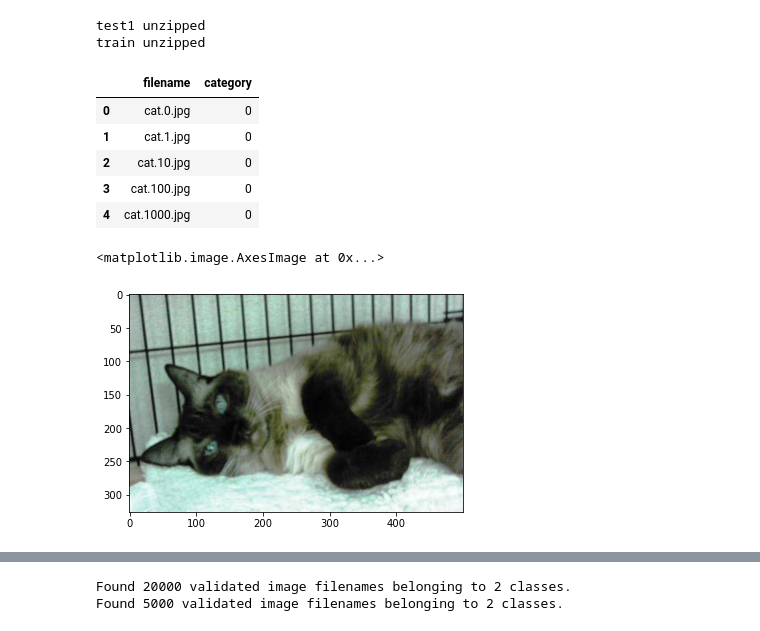
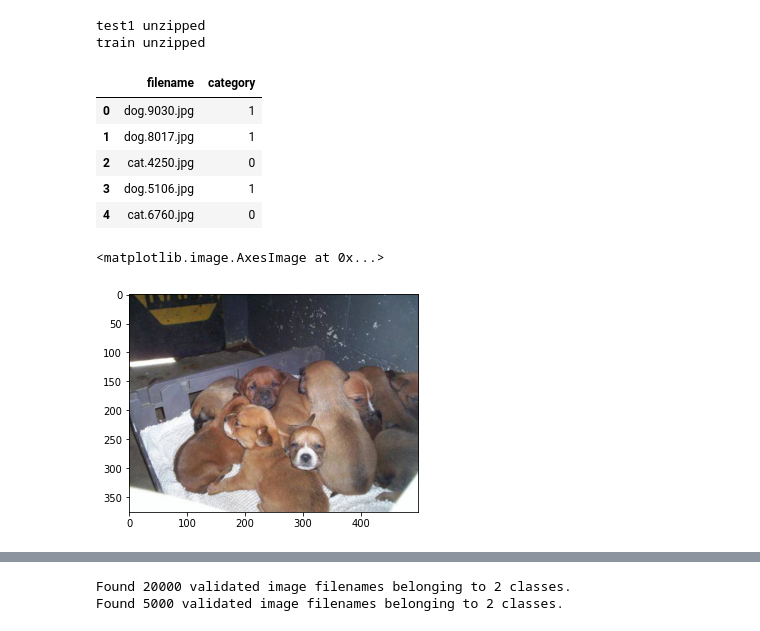
Before and after one commit to pandeyanuradha/Dogs-vs-Cats-classifier, a Jupyter notebook: program/Dogs vs Cats classifier using VGG.ipynb, the cells around one changed output, grey strips where cells are left out. Drawn from its saved outputs; the diff is of its cells as text; code cells hidden in the pictures.

```diff
--- a/program/Dogs vs Cats classifier using VGG.ipynb
+++ b/program/Dogs vs Cats classifier using VGG.ipynb
@@ -24,7 +22,7 @@ for zip_file in zip_files:
 test1 unzipped
 train unzipped
 # %%
-filenames = os.listdir(r"E:\ML Projects\dogs cats\train")
+filenames = os.listdir(r"/home/ubuntu/Dogs Cats/train/")
 categories = []
 for filename in filenames:
     category = filename.split('.')[0]
@@ -40,15 +38,15 @@ df = pd.DataFrame({
 df.head()
 # %% [output]
 |  | filename | category |
-| 0 | cat.0.jpg | 0 |
-| 1 | cat.1.jpg | 0 |
-| 2 | cat.10.jpg | 0 |
-| 3 | cat.100.jpg | 0 |
-| 4 | cat.1000.jpg | 0 |
+| 0 | dog.9030.jpg | 1 |
+| 1 | dog.8017.jpg | 1 |
+| 2 | cat.4250.jpg | 0 |
+| 3 | dog.5106.jpg | 1 |
+| 4 | cat.6760.jpg | 0 |
 # %%
 sample = random.choice(filenames)
-image = load_img(r"E:\ML Projects\dogs cats\train/"+sample)
+image = load_img(r"/home/ubuntu/Dogs Cats/train/"+sample)
 plt.imshow(image)
 # %% [output]
 <matplotlib.image.AxesImage at 0x...>
-[figure, old version]
+[figure, new version]
```
Also changed, not shown: parts of 9 cells of this notebook.
